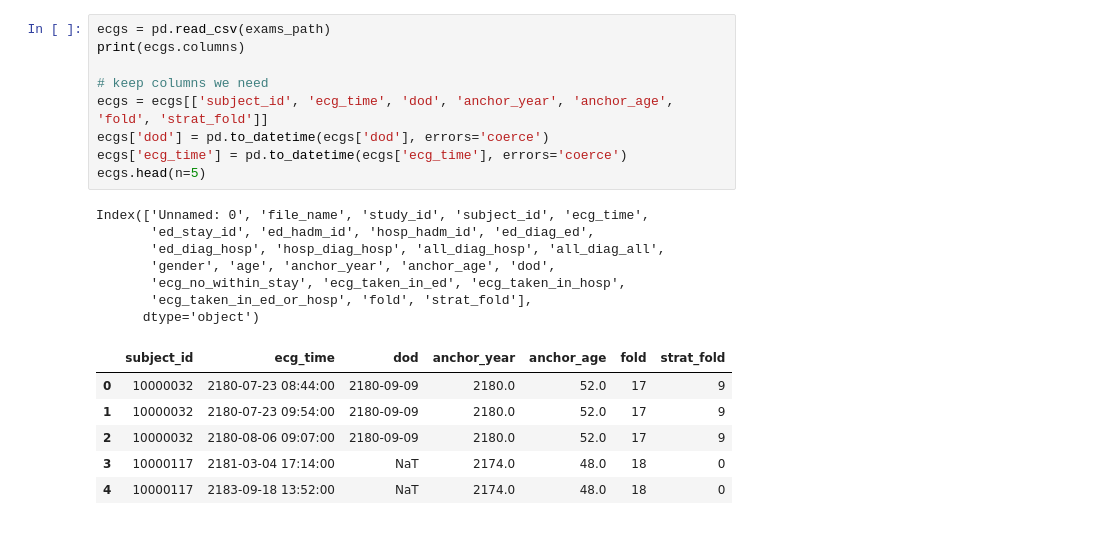
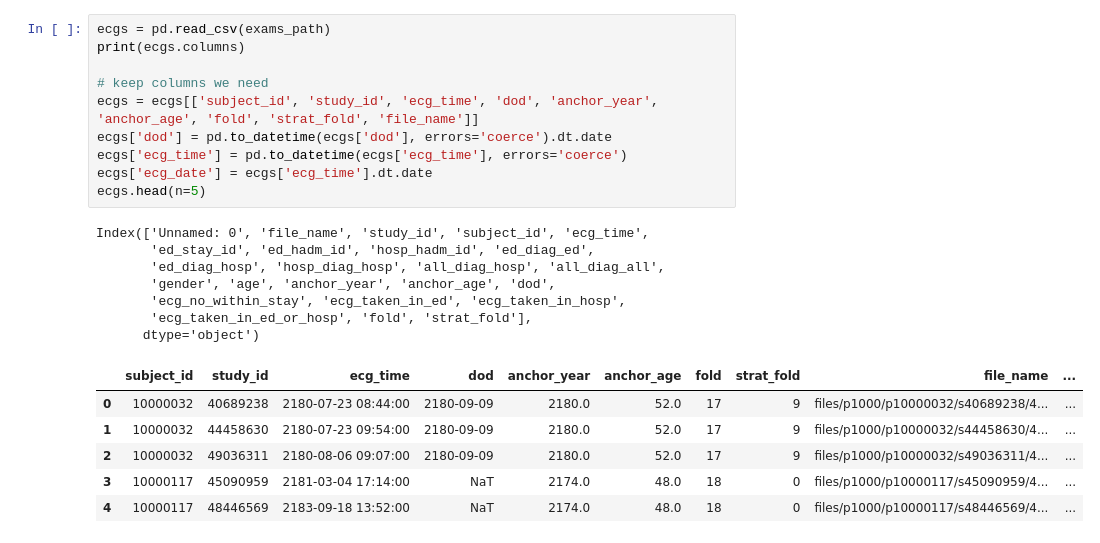
Before and after one commit to Lobster1911/bench-xecg-indian-benchmark, a Jupyter notebook: mortality.ipynb, the cells around one changed output. Drawn from its saved outputs; the diff is of its cells as text.

```diff
--- a/mortality.ipynb
+++ b/mortality.ipynb
@@ -38,23 +70,24 @@ Index(['exam_id', 'age', 'is_male', 'nn_predicted_age', '1dAVb', 'RBBB',
 # %%
 ecgs = pd.read_csv(exams_path)
 print(ecgs.columns)
 
 # keep columns we need
-ecgs = ecgs[['subject_id', 'ecg_time', 'dod', 'anchor_year', 'anchor_age', 'fold', 'strat_fold']]
-ecgs['dod'] = pd.to_datetime(ecgs['dod'], errors='coerce')
+ecgs = ecgs[['subject_id', 'study_id', 'ecg_time', 'dod', 'anchor_year', 'anchor_age', 'fold', 'strat_fold', 'file_name']]
+ecgs['dod'] = pd.to_datetime(ecgs['dod'], errors='coerce').dt.date
 ecgs['ecg_time'] = pd.to_datetime(ecgs['ecg_time'], errors='coerce')
+ecgs['ecg_date'] = ecgs['ecg_time'].dt.date
 ecgs.head(n=5)
 # %% [output]
 Index(['Unnamed: 0', 'file_name', 'study_id', 'subject_id', 'ecg_time',
        'ed_stay_id', 'ed_hadm_id', 'hosp_hadm_id', 'ed_diag_ed',
        'ed_diag_hosp', 'hosp_diag_hosp', 'all_diag_hosp', 'all_diag_all',
        'gender', 'age', 'anchor_year', 'anchor_age', 'dod',
        'ecg_no_within_stay', 'ecg_taken_in_ed', 'ecg_taken_in_hosp',
        'ecg_taken_in_ed_or_hosp', 'fold', 'strat_fold'],
       dtype='object')
-|  | subject_id | ecg_time | dod | anchor_year | anchor_age | fold | strat_fold |
-| 0 | 10000032 | 2180-07-23 08:44:00 | 2180-09-09 | 2180.0 | 52.0 | 17 | 9 |
-| 1 | 10000032 | 2180-07-23 09:54:00 | 2180-09-09 | 2180.0 | 52.0 | 17 | 9 |
-| 2 | 10000032 | 2180-08-06 09:07:00 | 2180-09-09 | 2180.0 | 52.0 | 17 | 9 |
-| 3 | 10000117 | 2181-03-04 17:14:00 | NaT | 2174.0 | 48.0 | 18 | 0 |
-| 4 | 10000117 | 2183-09-18 13:52:00 | NaT | 2174.0 | 48.0 | 18 | 0 |
+|  | subject_id | study_id | ecg_time | dod | anchor_year | anchor_age | fold | strat_fold | file_name | ... |
+| 0 | 10000032 | 40689238 | 2180-07-23 08:44:00 | 2180-09-09 | 2180.0 | 52.0 | 17 | 9 | files/p1000/p10000032/s40689238/4... | ... |
+| 1 | 10000032 | 44458630 | 2180-07-23 09:54:00 | 2180-09-09 | 2180.0 | 52.0 | 17 | 9 | files/p1000/p10000032/s44458630/4... | ... |
+| 2 | 10000032 | 49036311 | 2180-08-06 09:07:00 | 2180-09-09 | 2180.0 | 52.0 | 17 | 9 | files/p1000/p10000032/s49036311/4... | ... |
+| 3 | 10000117 | 45090959 | 2181-03-04 17:14:00 | NaT | 2174.0 | 48.0 | 18 | 0 | files/p1000/p10000117/s45090959/4... | ... |
+| 4 | 10000117 | 48446569 | 2183-09-18 13:52:00 | NaT | 2174.0 | 48.0 | 18 | 0 | files/p1000/p10000117/s48446569/4... | ... |
```
Also changed, not shown: parts of 26 cells of this notebook, 2 other files.
